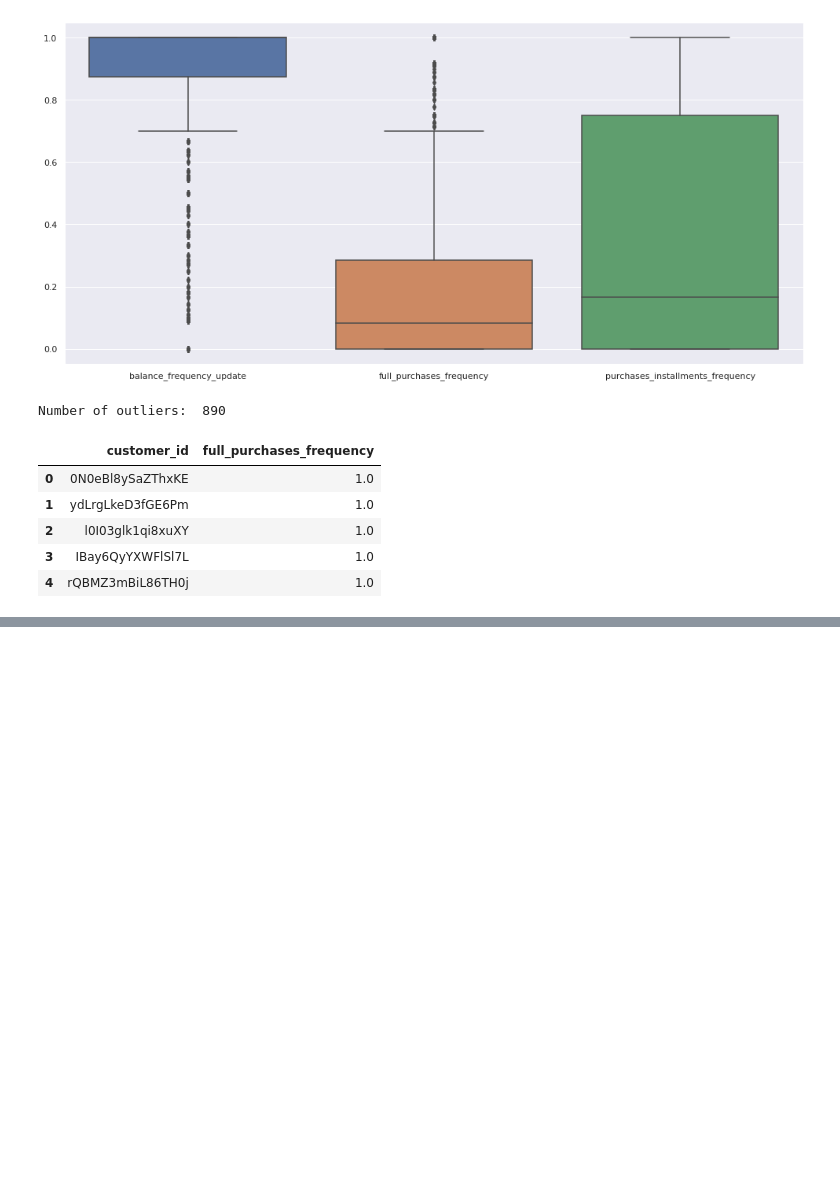
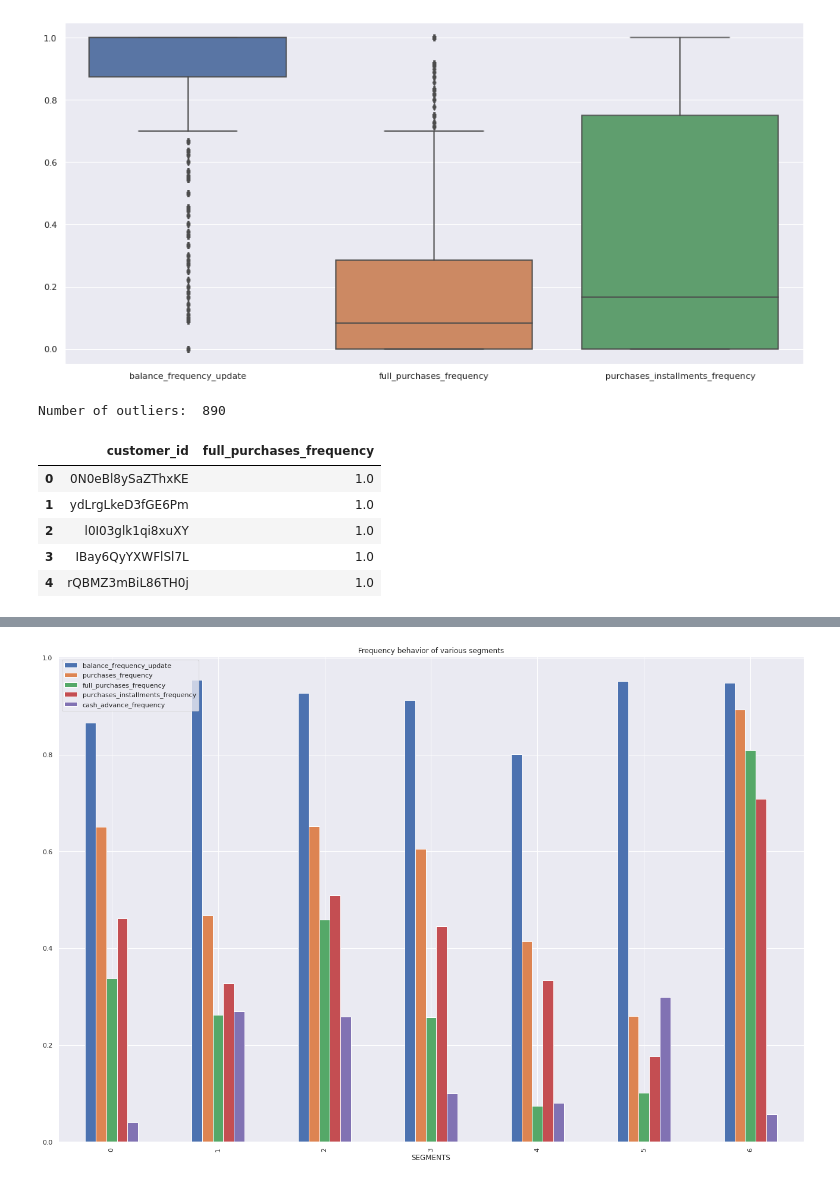
Before and after one commit to ansamz/Customer-Segmentation, a Jupyter notebook: notebooks/AZ_CreditCard.ipynb, the cells around one changed output, grey strips where cells are left out. Drawn from its saved outputs; the diff is of its cells as text; code cells hidden in the pictures; blank space fills up the shorter version.

```diff
--- a/notebooks/AZ_CreditCard.ipynb
+++ b/notebooks/AZ_CreditCard.ipynb
@@ -757,0 +906,9 @@ temp_outliers_sorted2.head()
+# %%
+(dfm[['balance_frequency_update','purchases_frequency',
+       'full_purchases_frequency', 'purchases_installments_frequency',
+       'cash_advance_frequency', 'k_7_label']]
+ .groupby('k_7_label').mean().plot.bar(figsize=(20, 15)))
+plt.title('Frequency behavior of various segments')
+plt.xlabel('SEGMENTS');
+# %% [output]
+[figure, added]
```
Also changed, not shown: parts of 11 cells of this notebook.
